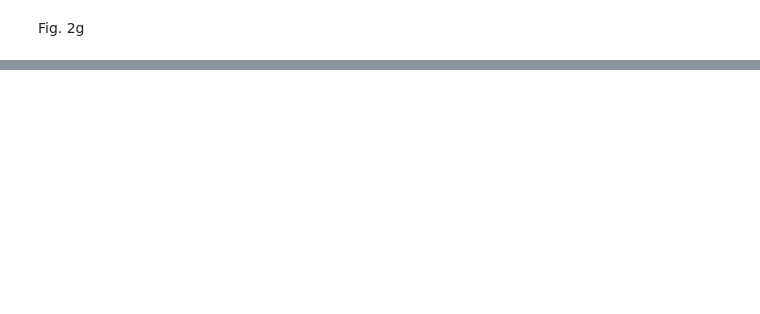
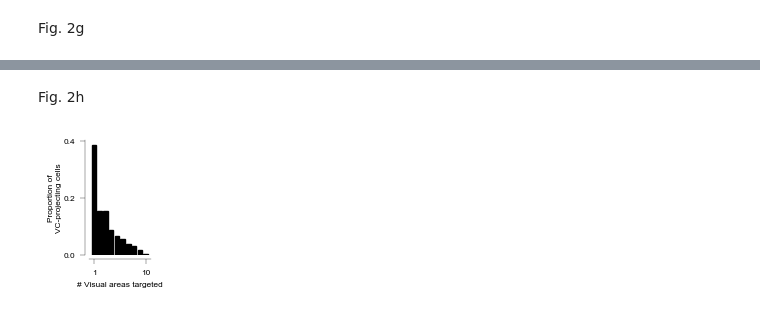
Before and after one commit to znamlab/MAPseq_processing, a Jupyter notebook: final_processing/figure_2.ipynb, the cells around one changed output, grey strips where cells are left out. Drawn from its saved outputs; the diff is of its cells as text; code cells hidden in the pictures; blank space fills up the shorter version.

```diff
--- a/final_processing/figure_2.ipynb
+++ b/final_processing/figure_2.ipynb
@@ -247,0 +107,9 @@ fig.savefig(f"{saving_path}/fig2_proj_prob_AP.pdf", format="pdf")
+# %% [markdown]
+Fig. 2h
+# %%
+fig, ax = plt.subplots(figsize=(0.8, 1.5))
+pltt.plot_vc_projecting_cells(visual_areas=gen_parameters['HVA_cols'], all_mice=all_mice_combined, fig=fig, ax=ax, gen_parameters=gen_parameters)
+fig.savefig(f"{saving_path}/vc_projection_counts.pdf", format="pdf")
+fig.savefig(f"{saving_path}/vc_projection_counts.svg", format="svg")
+# %% [output]
+[figure, added]
```
Also changed, not shown: parts of 15 cells of this notebook, 4 other files.
